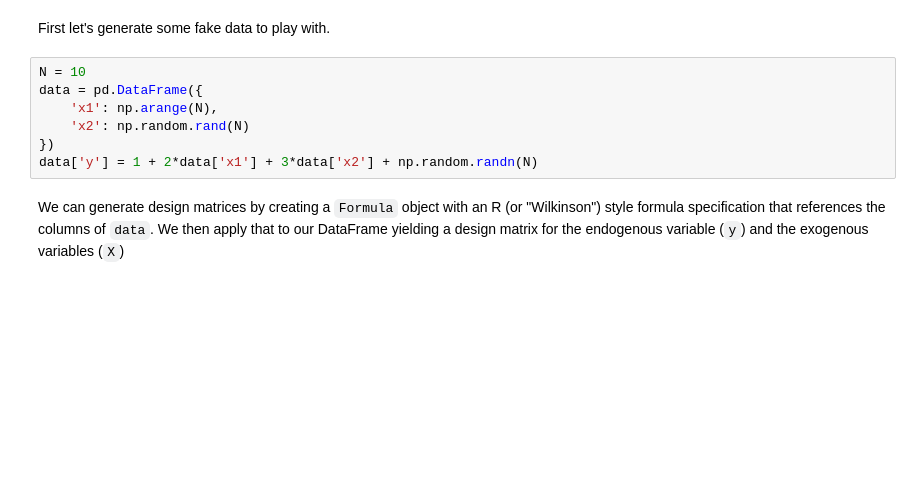
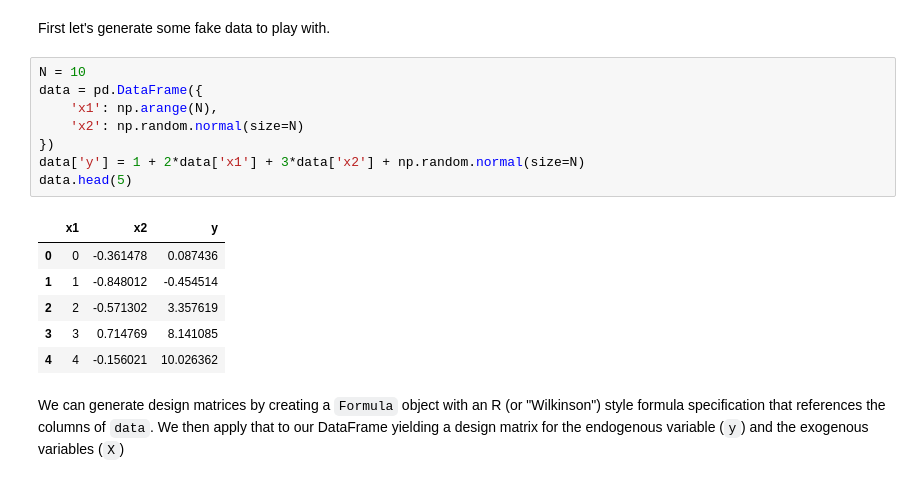
Before and after one commit to iamlemec/grad_code, a Jupyter notebook: lecture_3.ipynb, the cells around one changed output. Saved outputs shown, nothing was run; the diff lists cells and outputs as text; blank space fills up the shorter version.

```diff
--- a/lecture_3.ipynb
+++ b/lecture_3.ipynb
@@ -36,10 +36,18 @@ First let's generate some fake data to play with.
 # %%
 N = 10
 data = pd.DataFrame({
     'x1': np.arange(N),
-    'x2': np.random.rand(N)
+    'x2': np.random.normal(size=N)
 })
-data['y'] = 1 + 2*data['x1'] + 3*data['x2'] + np.random.randn(N)
+data['y'] = 1 + 2*data['x1'] + 3*data['x2'] + np.random.normal(size=N)
+data.head(5)
+# %% [output]
+|  | x1 | x2 | y |
+| 0 | 0 | -0.361478 | 0.087436 |
+| 1 | 1 | -0.848012 | -0.454514 |
+| 2 | 2 | -0.571302 | 3.357619 |
+| 3 | 3 | 0.714769 | 8.141085 |
+| 4 | 4 | -0.156021 | 10.026362 |
 # %% [markdown]
 We can generate design matrices by creating a `Formula` object with an R (or "Wilkinson") style formula specification that references the columns of `data`. We then apply that to our DataFrame yielding a design matrix for the endogenous variable (`y`) and the exogenous variables (`X`)
 # %%
```
Also changed, not shown: parts of 18 cells of this notebook, 4 other files.
